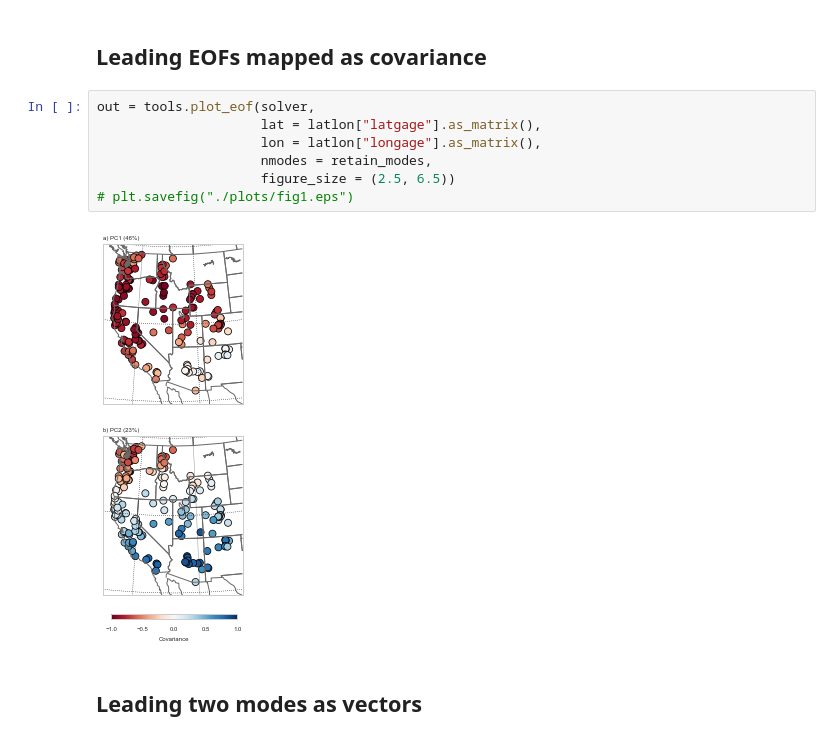
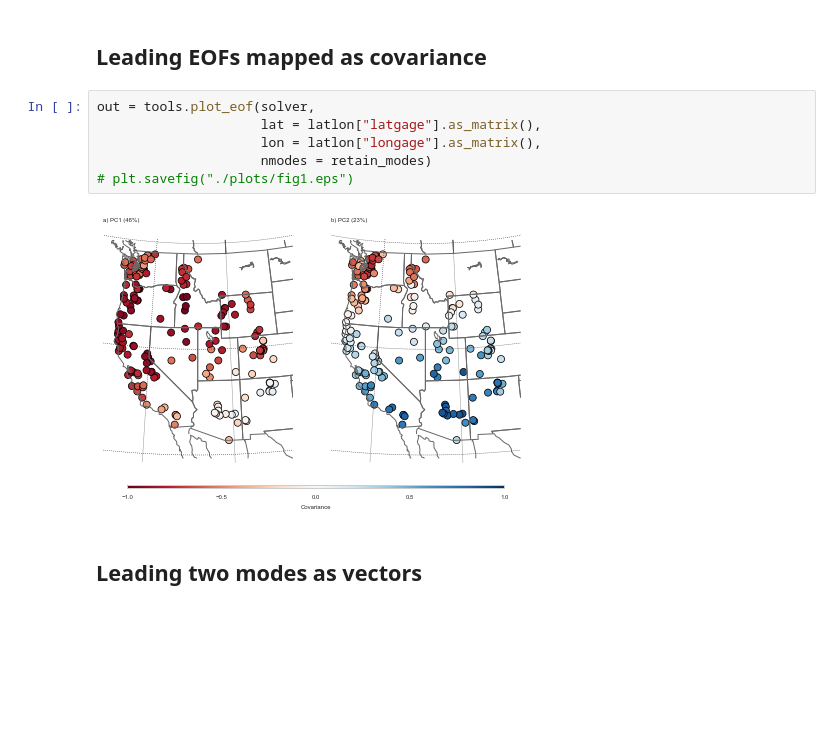
Before and after one commit to brews/riverpca, a Jupyter notebook: EOFs HCDN-2009 ERA-I+OISST 1983 - 2011.ipynb, the cells around one changed output. Saved outputs shown, nothing was run; the diff lists cells and outputs as text; blank space fills up the shorter version.

Commit message:
Resized maps and graphics for GRL publication

```diff
--- a/EOFs HCDN-2009 ERA-I+OISST 1983 - 2011.ipynb
+++ b/EOFs HCDN-2009 ERA-I+OISST 1983 - 2011.ipynb
@@ -153,12 +153,11 @@ out = tools.plot_pc(solver, yr = WY_RANGE, nmodes = retain_modes)
 # %%
 out = tools.plot_eof(solver,
                      lat = latlon["latgage"].as_matrix(),
                      lon = latlon["longage"].as_matrix(),
-                     nmodes = retain_modes,
-                     figure_size = (2.5, 6.5))
+                     nmodes = retain_modes)
 # plt.savefig("./plots/fig1.eps")
 # %% [output]
-[figure, old version]
+[figure, new version]
 # %% [markdown]
 ## Leading two modes as vectors
 # %%
```
Also changed, not shown: parts of 8 cells of this notebook, 4 other files.
